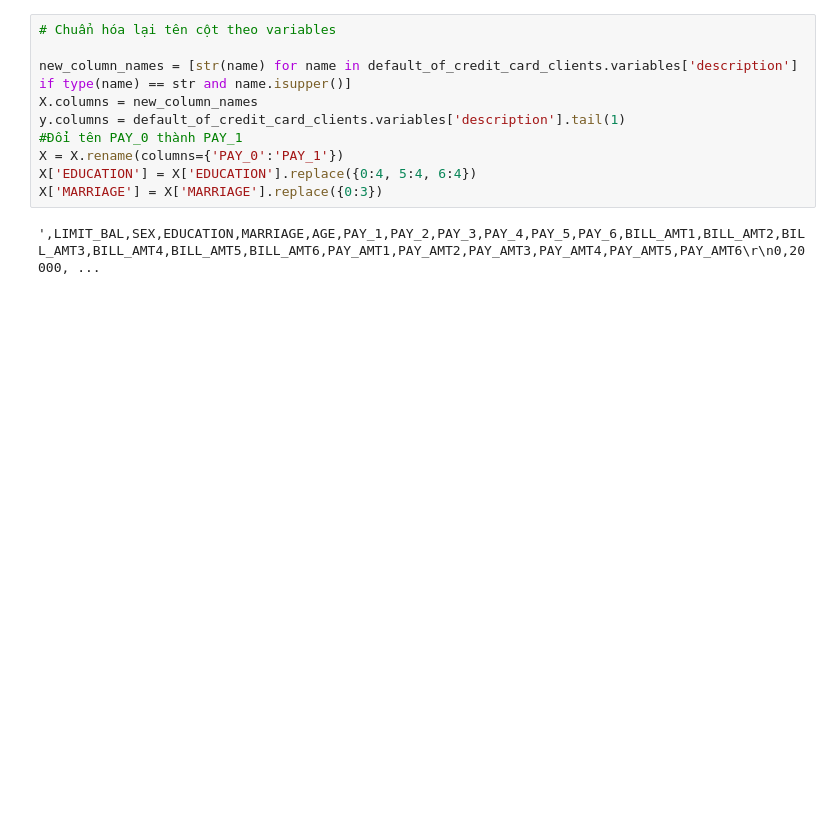
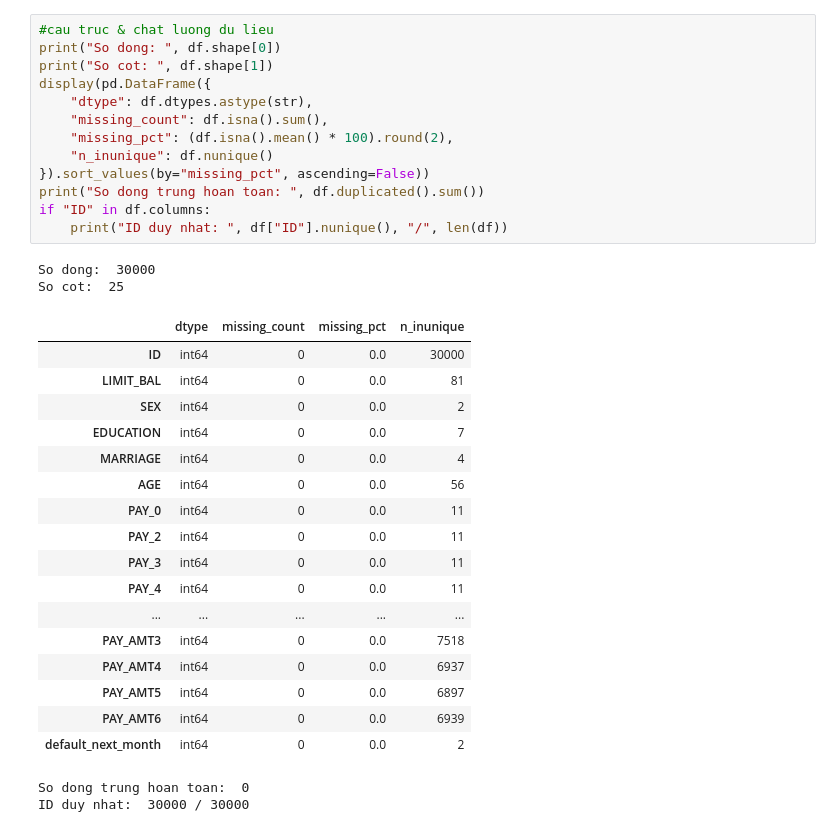
Before and after one commit to Nguen-03/ML_report, a Jupyter notebook: notebook/EDA.ipynb, the cells around one changed output. Saved outputs shown, nothing was run; the diff lists cells and outputs as text; blank space fills up the shorter version.

```diff
--- a/notebook/EDA.ipynb
+++ b/notebook/EDA.ipynb
@@ -25,12 +111,35 @@ y = default_of_credit_card_clients.data.targets
-# %%
-# Chuẩn hóa lại tên cột theo variables
-
-new_column_names = [str(name) for name in default_of_credit_card_clients.variables['description'] if type(name) == str and name.isupper()]
-X.columns = new_column_names
-y.columns = default_of_credit_card_clients.variables['description'].tail(1)
-#Đổi tên PAY_0 thành PAY_1
-X = X.rename(columns={'PAY_0':'PAY_1'})
-X['EDUCATION'] = X['EDUCATION'].replace({0:4, 5:4, 6:4})
-X['MARRIAGE'] = X['MARRIAGE'].replace({0:3})
-# %% [output]
-',LIMIT_BAL,SEX,EDUCATION,MARRIAGE,AGE,PAY_1,PAY_2,PAY_3,PAY_4,PAY_5,PAY_6,BILL_AMT1,BILL_AMT2,BILL_AMT3,BILL_AMT4,BILL_AMT5,BILL_AMT6,PAY_AMT1,PAY_AMT2,PAY_AMT3,PAY_AMT4,PAY_AMT5,PAY_AMT6\r\n0,20000, ...
+# %%
+#cau truc & chat luong du lieu
+print("So dong: ", df.shape[0])
+print("So cot: ", df.shape[1])
+display(pd.DataFrame({
+    "dtype": df.dtypes.astype(str),
+    "missing_count": df.isna().sum(),
+    "missing_pct": (df.isna().mean() * 100).round(2),
+    "n_inunique": df.nunique()
+}).sort_values(by="missing_pct", ascending=False))
+print("So dong trung hoan toan: ", df.duplicated().sum())
+if "ID" in df.columns:
+    print("ID duy nhat: ", df["ID"].nunique(), "/", len(df))
+# %% [output]
+So dong:  30000
+So cot:  25
+|  | dtype | missing_count | missing_pct | n_inunique |
+| ID | int64 | 0 | 0.0 | 30000 |
+| LIMIT_BAL | int64 | 0 | 0.0 | 81 |
+| SEX | int64 | 0 | 0.0 | 2 |
+| EDUCATION | int64 | 0 | 0.0 | 7 |
+| MARRIAGE | int64 | 0 | 0.0 | 4 |
+| AGE | int64 | 0 | 0.0 | 56 |
+| PAY_0 | int64 | 0 | 0.0 | 11 |
+| PAY_2 | int64 | 0 | 0.0 | 11 |
+| PAY_3 | int64 | 0 | 0.0 | 11 |
+| PAY_4 | int64 | 0 | 0.0 | 11 |
+| ... | ... | ... | ... | ... |
+| PAY_AMT3 | int64 | 0 | 0.0 | 7518 |
+| PAY_AMT4 | int64 | 0 | 0.0 | 6937 |
+| PAY_AMT5 | int64 | 0 | 0.0 | 6897 |
+| PAY_AMT6 | int64 | 0 | 0.0 | 6939 |
+| default_next_month | int64 | 0 | 0.0 | 2 |
+So dong trung hoan toan:  0
+ID duy nhat:  30000 / 30000
```
Also changed, not shown: parts of 5 cells of this notebook, 1 other file.
